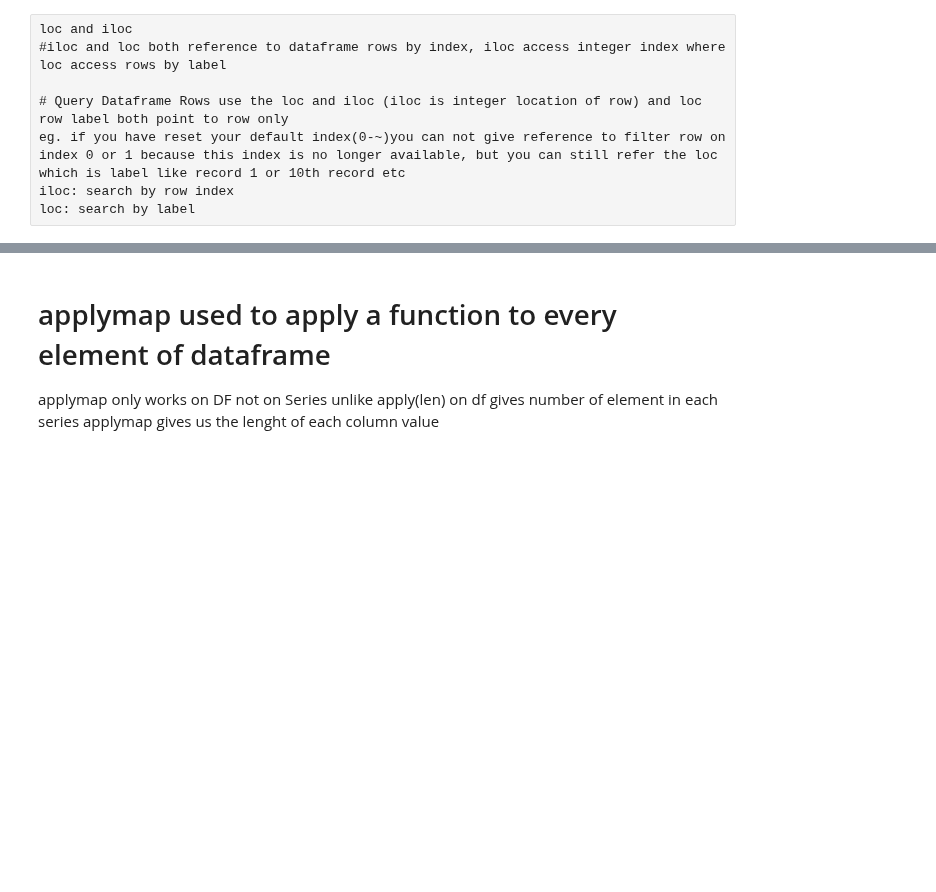
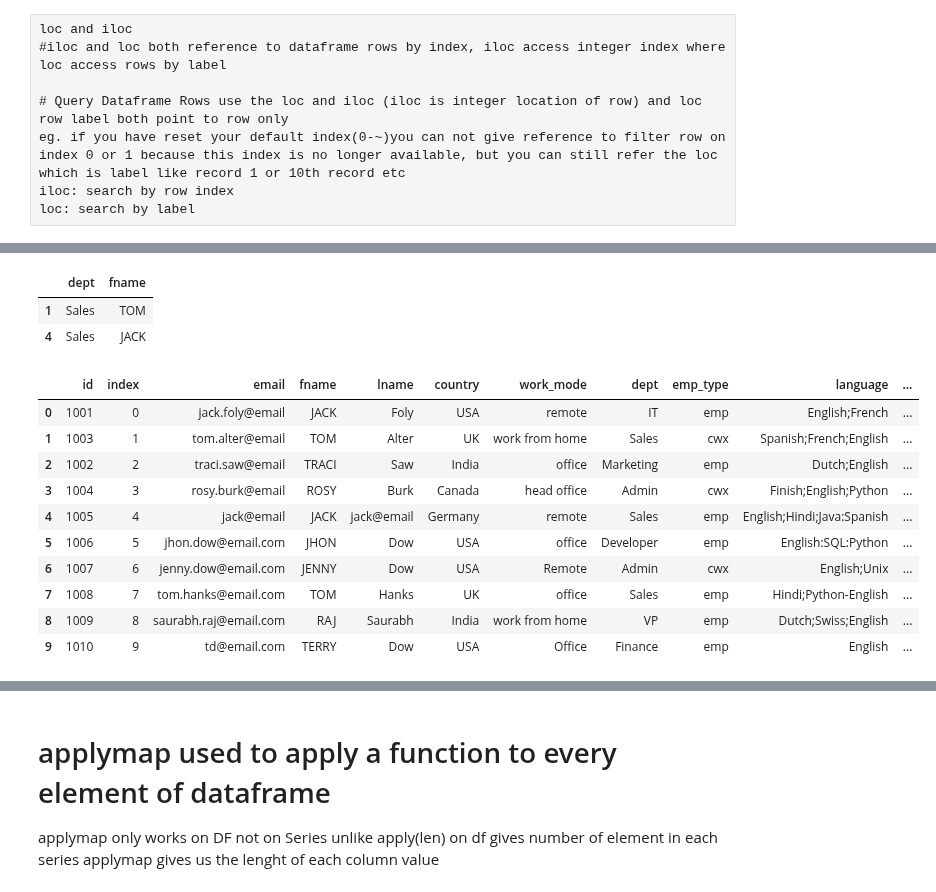
Before and after one commit to sauami8/python, a Jupyter notebook: data/pandas.ipynb, the cells around one changed output, grey strips where cells are left out. Cells and saved outputs as stored; diff of their text form; code cells hidden in the pictures; blank space fills up the shorter version.

```diff
--- a/data/pandas.ipynb
+++ b/data/pandas.ipynb
@@ -316,0 +362,2 @@ dtype: int64
+# %%
+df_people['country_dept'] = df_people['country'] + '-' + df_people['dept']
@@ -316,0 +388,30 @@ dtype: int64
+# %%
+# df_people[df_people['fname']=='JACK']
+df_people.loc[df_people['language'].str.contains('Spanish') & df_people['language'].str.contains('English'),['dept','fname']]
+# df_people[['random_column1', 'random_col2']] = df_people[df_people['language'].str.contains('Spanish') & df_people['language'].str.contains('English')][['dept','fname']]
+# df_people
+# %% [output]
+|  | dept | fname |
+| 1 | Sales | TOM |
+| 4 | Sales | JACK |
+# %%
+df_people[['new_dept','new_profession']] = df_people.loc[df_people['language'].str.contains('Spanish') & df_people['language'].str.contains('English')][['dept','profession']]
+# %%
+df_people['df_direct_col'] = df_people['language'].str.contains('Spanish') & df_people['language'].str.contains('English')
+# %%
+df_people['country_emp_type'] = df_people['country'] + '-' + df_people['emp_type']
+# %%
+df_people.drop(columns='country_emp_type')
+# use Curley bracket for more than one column to drop
+# %% [output]
+|  | id | index | email | fname | lname | country | work_mode | dept | emp_type | language | ... |
+| 0 | 1001 | 0 | jack.foly@email | JACK | Foly | USA | remote | IT | emp | English;French | ... |
+| 1 | 1003 | 1 | tom.alter@email | TOM | Alter | UK | work from home | Sales | cwx | Spanish;French;English | ... |
+| 2 | 1002 | 2 | traci.saw@email | TRACI | Saw | India | office | Marketing | emp | Dutch;English | ... |
+| 3 | 1004 | 3 | rosy.burk@email | ROSY | Burk | Canada | head office | Admin | cwx | Finish;English;Python | ... |
+| 4 | 1005 | 4 | jack@email | JACK | jack@email | Germany | remote | Sales | emp | English;Hindi;Java:Spanish | ... |
+| 5 | 1006 | 5 | jhon.dow@email.com | JHON | Dow | USA | office | Developer | emp | English:SQL:Python | ... |
+| 6 | 1007 | 6 | jenny.dow@email.com | JENNY | Dow | USA | Remote | Admin | cwx | English;Unix | ... |
+| 7 | 1008 | 7 | tom.hanks@email.com | TOM | Hanks | UK | office | Sales | emp | Hindi;Python-English | ... |
+| 8 | 1009 | 8 | saurabh.raj@email.com | RAJ | Saurabh | India | work from home | VP | emp | Dutch;Swiss;English | ... |
+| 9 | 1010 | 9 | td@email.com | TERRY | Dow | USA | Office | Finance | emp | English | ... |
```
Also changed, not shown: parts of 147 cells of this notebook, 6 other files.
